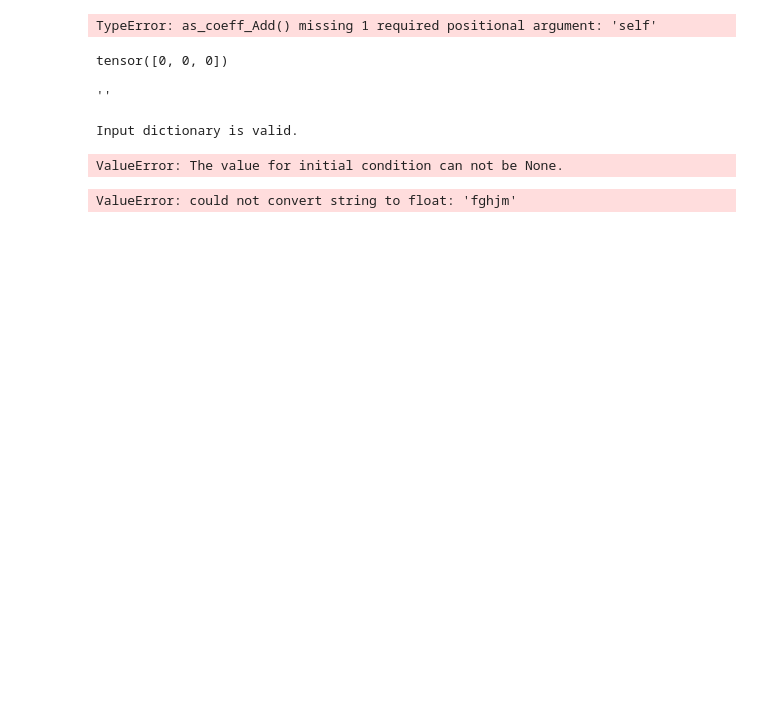
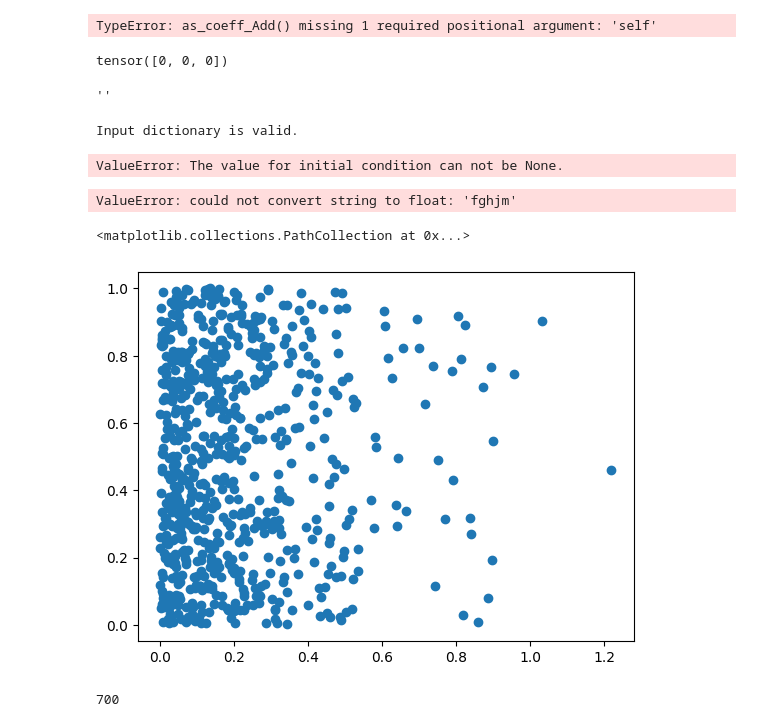
Before and after one commit to Myrvyll/Diploma, a Jupyter notebook: research_app_notes/shit 2var.ipynb, the cells around one changed output. Cells and saved outputs as stored; diff of their text form; code cells hidden in the pictures; blank space fills up the shorter version.

```diff
--- a/research_app_notes/shit 2var.ipynb
+++ b/research_app_notes/shit 2var.ipynb
@@ -404,3 +407,21 @@ ValueError: The value for initial condition can not be None.
 float('fghjm')
 # %% [output]
 ValueError: could not convert string to float: 'fghjm'
+# %%
+import torch
+import matplotlib.pyplot as plt
+
+m = torch.distributions.Exponential(torch.tensor([5.0]))
+
+
+t_train_inner = m.rsample(torch.Size([700]))
+x_train_inner = torch.rand(700)
+
+plt.scatter(t_train_inner, x_train_inner)
+# %% [output]
+<matplotlib.collections.PathCollection at 0x...>
+[figure, added]
+# %%
+len(t_train_inner)
+# %% [output]
+700
```
Also changed, not shown: parts of 1 cell of this notebook.
